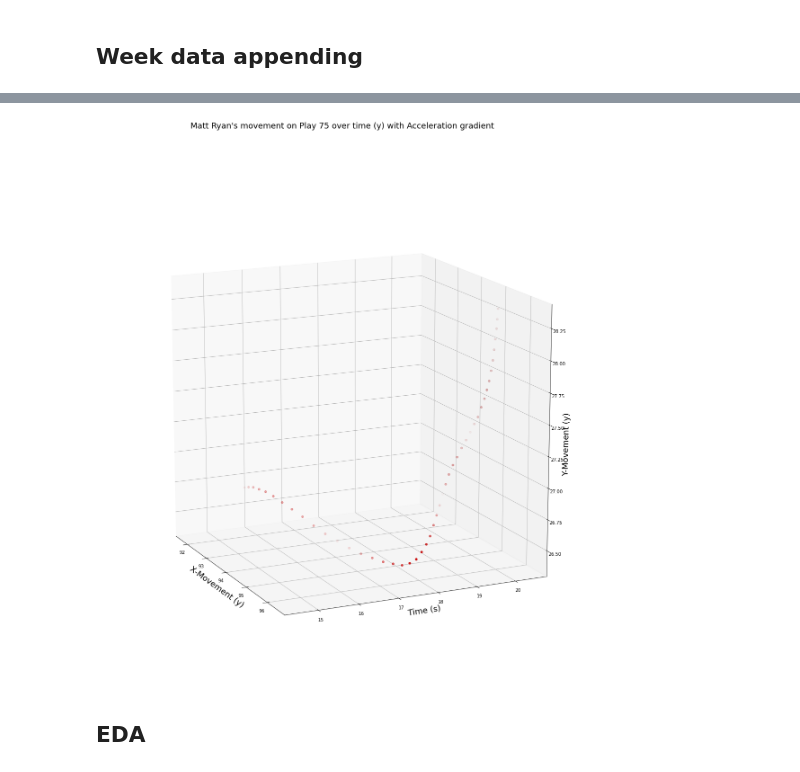
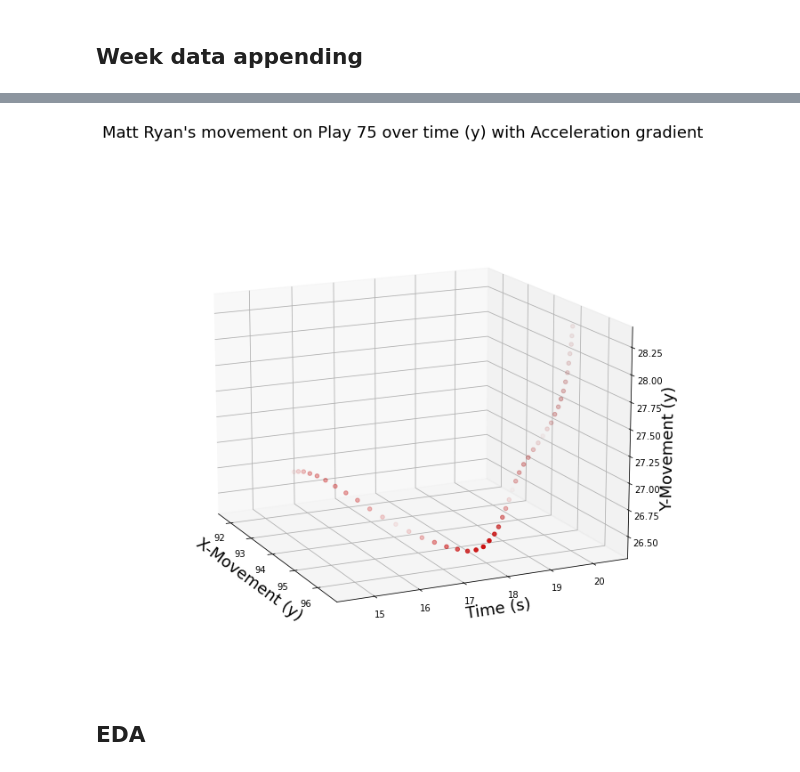
Before and after one commit to martincopello/TheOneWithTouchdowns, a Jupyter notebook: eda.ipynb, the cells around one changed output, grey strips where cells are left out. Saved outputs shown, nothing was run; the diff lists cells and outputs as text; code cells hidden in the pictures.

```diff
--- a/eda.ipynb
+++ b/eda.ipynb
@@ -157,28 +174,28 @@ plt.show()
 # %%
 cmap = plt.cm.jet
 
 # get a Nx4 array of RGBA corresponding to zs
 # cmap expects values between 0 and 1
 y = np.array(y) # if z_list is type `list`
 colors = cmap(y / y.max())
 
 # set the alpha values according to i_list
 # must satisfy 0 <= i <= 1
 i_list = np.array(week1[week1['gameId'] == 2018090600][week1['nflId'] == 310][week1['playId'] == 75]['a'].values)
 colors[:,-1] = i_list / i_list.max()
 
 # then plot
-fig = plt.figure(figsize=(20, 20))
+fig = plt.figure(figsize=(10, 10))
 ax = fig.add_subplot(111, projection='3d')
 ax.scatter(x, t2, y, c=colors)
 ax.set_xlabel('X-Movement (y)', fontsize=18)
 ax.set_ylabel('Time (s)', fontsize=18)
 ax.set_zlabel('Y-Movement (y)', fontsize=18)
 ax.view_init(15, -25)
 fig.suptitle('Matt Ryan\'s movement on Play 75 over time (y) with Acceleration gradient', fontsize=18)
 plt.show()
 # %% [output]
-[figure, old version]
+[figure, new version]
 # %% [markdown]
 ## EDA
 # %%
```
Also changed, not shown: parts of 20 cells of this notebook.
